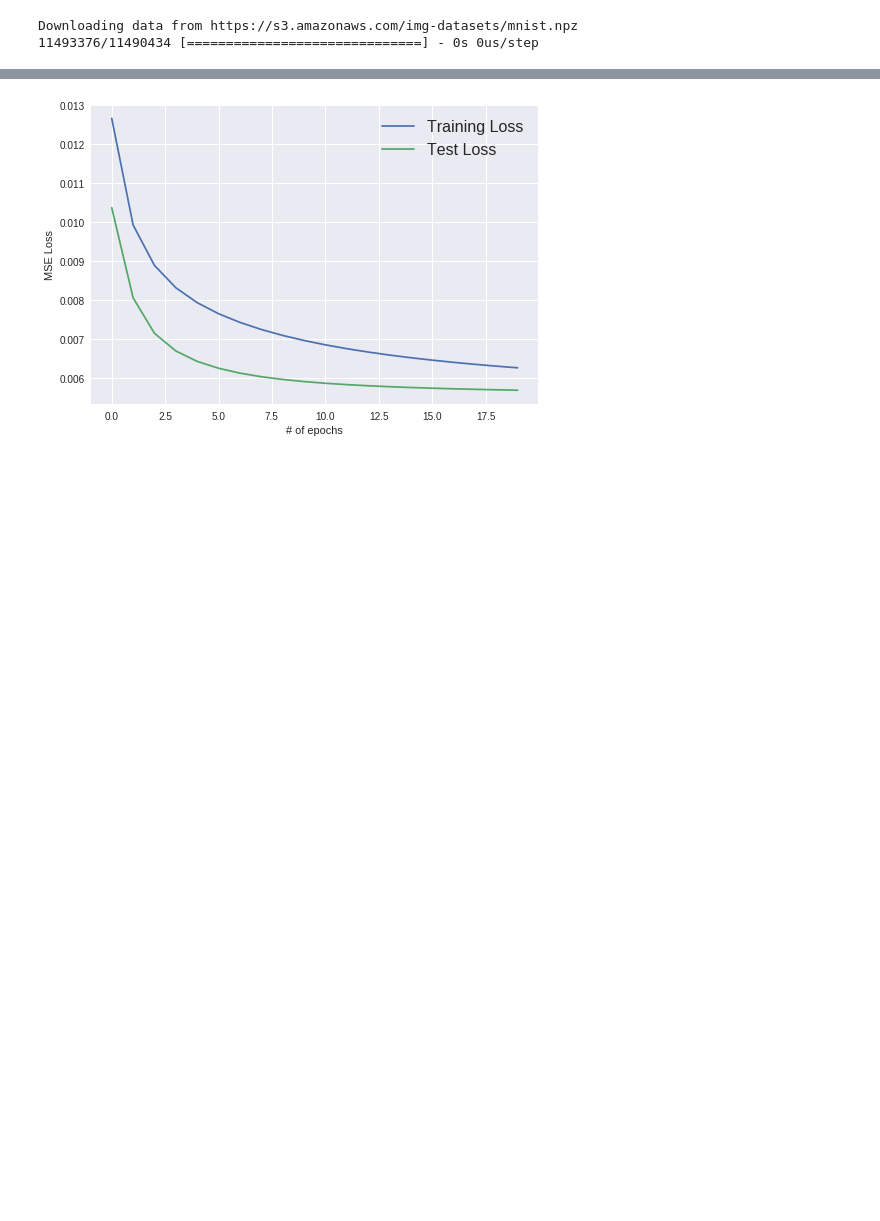
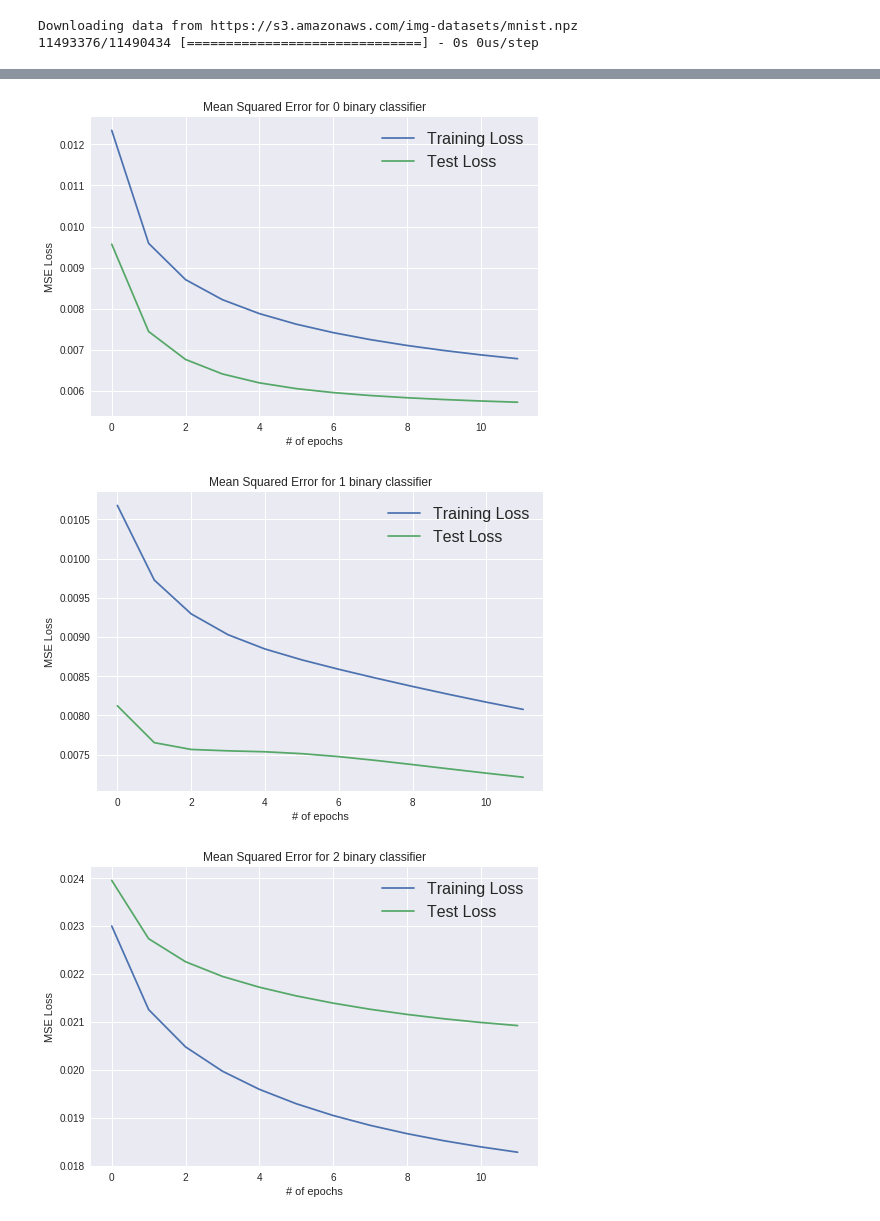
Before and after one commit to danielelbrecht/CAP5610-HW-1, a Jupyter notebook: CAP5610_HW1Problem2.ipynb, the cells around one changed output, grey strips where cells are left out. Saved outputs shown, nothing was run; the diff lists cells and outputs as text; code cells hidden in the pictures; blank space fills up the shorter version.

```diff
--- a/CAP5610_HW1Problem2.ipynb
+++ b/CAP5610_HW1Problem2.ipynb
@@ -53,22 +54,27 @@ train_labels = to_categorical(train_labels_original)
 test_labels = to_categorical(test_labels_original)
 # %%
 #Some functions
+
+#Sigmoid
 def sigmoid(z):
   return 1 / (1 + np.exp(-z))
 
 def activation(w, x):
   return np.dot(w,x)
 
+
+#Vectorized gradient function (a-y)*X
 def gradient(w, x, y):
   return np.dot(np.transpose(x), np.transpose(sigmoid(np.dot(x, w))-y))
 
+
+#Calculate vectorized loss using L2 norm of predictions-labels
 def mse(w, x, y):
-  loss = 0
   predictions = sigmoid(np.dot(x, w))
-  for i in range(len(y)):
-    loss = loss + (np.square(predictions[i]-y[i]))
+  length = len(y)
 
-  loss = loss / len(y)
+  loss = np.square(np.linalg.norm((predictions-y), ord=2)) / length
+
   return loss
 # %%
 import random
@@ -142,12 +153,18 @@ Epoch 19 Training loss: 0.006264652598613167 Test Loss 0.005689235439397764
 # %%
 import matplotlib as mpl
 import matplotlib.pyplot as plt
 
-plt.plot(batch_count, training_loss_history, label = "Training Loss")
-plt.plot(batch_count, test_loss_history, label = "Test Loss")
-plt.legend(loc="upper right", fontsize=16)
-plt.xlabel("# of epochs")
-plt.ylabel("MSE Loss")
-plt.show()
+
+for i in range(10):
+
+  plt.plot(batch_count, training_loss_history[i], label = "Training Loss")
+  plt.plot(batch_count, test_loss_history[i], label = "Test Loss")
+  plt.legend(loc="upper right", fontsize=16)
+  plt.xlabel("# of epochs")
+  plt.ylabel("MSE Loss")
+  plt.title("Mean Squared Error for %i binary classifier" % i)
+  plt.show()
 # %% [output]
-[figure, old version]
+[figure, new version]
+[figure, added]
+[figure, added]
```
Also changed, not shown: parts of 3 cells of this notebook.
